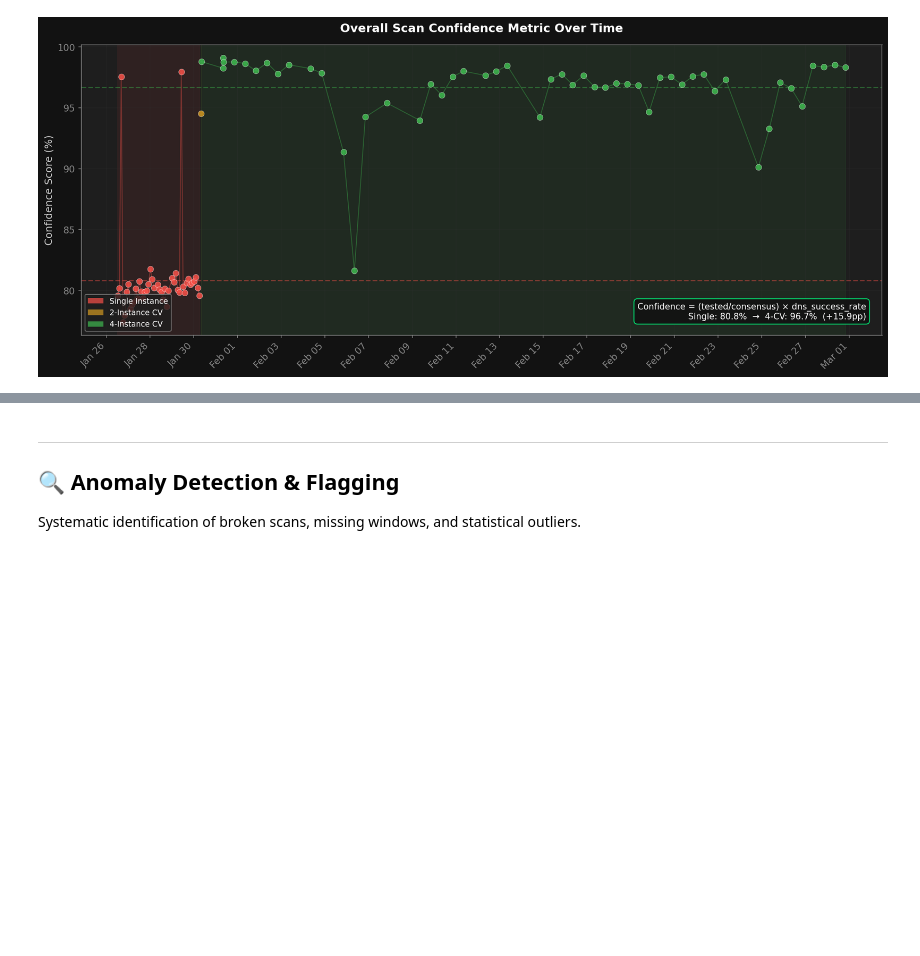
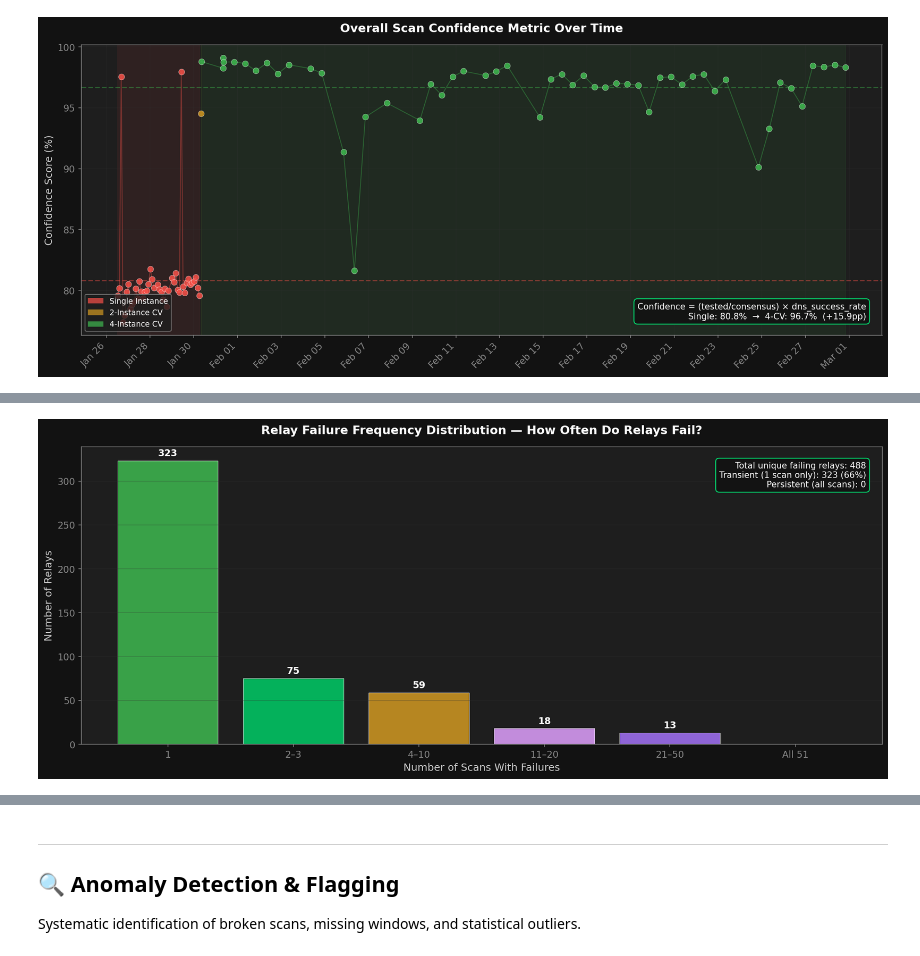
Before and after one commit to 1aeo/exitmap, a Jupyter notebook: analysis/exit_dns_health_analysis.ipynb, the cells around one changed output, grey strips where cells are left out. Cells and saved outputs as stored; diff of their text form; code cells hidden in the pictures; blank space fills up the shorter version.

```diff
--- a/analysis/exit_dns_health_analysis.ipynb
+++ b/analysis/exit_dns_health_analysis.ipynb
@@ -721,0 +740,90 @@ plt.show()
+# %%
+# Build per-relay failure counts across 4-CV scans
+from collections import Counter, defaultdict
+
+relay_fail_counts = Counter()  # fp -> number of scans where it dns_fail'd
+relay_nicknames = {}
+relay_appearances = Counter()  # fp -> total scans seen in
+cv4_scan_count = 0
+
+for fpath in sorted(DATA_DIR.glob("dns_health_*.json")):
+    try:
+        with open(fpath) as f:
+            scan_data = json.load(f)
+    except (json.JSONDecodeError, ValueError):
+        continue
+    m = scan_data["metadata"]
+    scan_info = m.get("scan", {})
+    if not (scan_info.get("type") == "cross_validate" and scan_info.get("instances", 1) >= 4):
+        continue
+    cr = m.get("consensus_relays", 0)
+    if cr < 100 or cr > 5000:
+        continue
+    cv4_scan_count += 1
+    for r in scan_data.get("results", []):
+        fp = r.get("exit_fingerprint")
+        if not fp:
+            continue
+        relay_appearances[fp] += 1
+        relay_nicknames[fp] = r.get("exit_nickname", "?")
+        if r.get("status") == "dns_fail":
+            relay_fail_counts[fp] += 1
+
+# Bucket the failure counts
+buckets = {"1": 0, "2–3": 0, "4–10": 0, "11–20": 0, f"21–{cv4_scan_count-1}": 0, f"All {cv4_scan_count}": 0}
+bucket_keys = list(buckets.keys())
+for fp, c in relay_fail_counts.items():
+    if c == 1:
+        buckets[bucket_keys[0]] += 1
+    elif c <= 3:
+        buckets[bucket_keys[1]] += 1
+    elif c <= 10:
+        buckets[bucket_keys[2]] += 1
+    elif c <= 20:
+        buckets[bucket_keys[3]] += 1
+    elif c < cv4_scan_count:
+        buckets[bucket_keys[4]] += 1
+    else:
+        buckets[bucket_keys[5]] += 1
+
+fig, ax = plt.subplots(figsize=(14, 6))
+colors_11 = [STATUS_SUCCESS, AEO_GREEN_DIM, STATUS_WARNING, "#e0a0ff", STATUS_PURPLE, STATUS_ERROR]
+bars = ax.bar(bucket_keys, list(buckets.values()), color=colors_11, alpha=0.85,
+              edgecolor="white", linewidth=0.5)
+
+for bar, val in zip(bars, buckets.values()):
+    if val > 0:
+        ax.text(bar.get_x() + bar.get_width() / 2, bar.get_height() + 3,
+                str(val), ha="center", va="bottom", fontsize=11, fontweight="bold", color=AEO_TEXT)
+
+# Annotate the always-failing relays
+always_failing = [fp for fp, c in relay_fail_counts.items() if c >= cv4_scan_count]
+if always_failing:
+    names = ", ".join(relay_nicknames.get(fp, fp[:12]) for fp in always_failing[:6])
+    ax.annotate(f"Always-failing ({len(always_failing)} relays):\n{names}",
+                xy=(len(bucket_keys) - 1, buckets[bucket_keys[-1]]),
+                xytext=(-120, 40), textcoords="offset points",
+                fontsize=8, color=STATUS_ERROR,
+                arrowprops=dict(arrowstyle="->", color=STATUS_ERROR, lw=0.8),
+                bbox=dict(boxstyle="round,pad=0.3", facecolor=AEO_DARK_BG,
+                          edgecolor=STATUS_ERROR, alpha=0.9))
+
+total_failing = len(relay_fail_counts)
+transient_pct = buckets[bucket_keys[0]] / total_failing * 100 if total_failing else 0
+ax.text(0.98, 0.95,
+        f"Total unique failing relays: {total_failing}\n"
+        f"Transient (1 scan only): {buckets[bucket_keys[0]]} ({transient_pct:.0f}%)\n"
+        f"Persistent (all scans): {len(always_failing)}",
+        transform=ax.transAxes, fontsize=10, va="top", ha="right",
+        bbox=dict(boxstyle="round,pad=0.4", facecolor=AEO_DARK_BG, edgecolor=AEO_GREEN, alpha=0.9),
+        color=AEO_TEXT)
+
+ax.set_xlabel("Number of Scans With Failures")
+ax.set_ylabel("Number of Relays")
+ax.set_title("Relay Failure Frequency Distribution — How Often Do Relays Fail?",
+             fontweight="bold", pad=15)
+ax.grid(True, alpha=0.3, axis="y")
+fig.tight_layout()
+save_chart(fig, "11_failure_frequency_distribution")
+plt.show()
+# %% [output]
@@ -721,0 +831 @@ plt.show()
+[figure, added]
```
Also changed, not shown: parts of 8 cells of this notebook, 4 other files.
